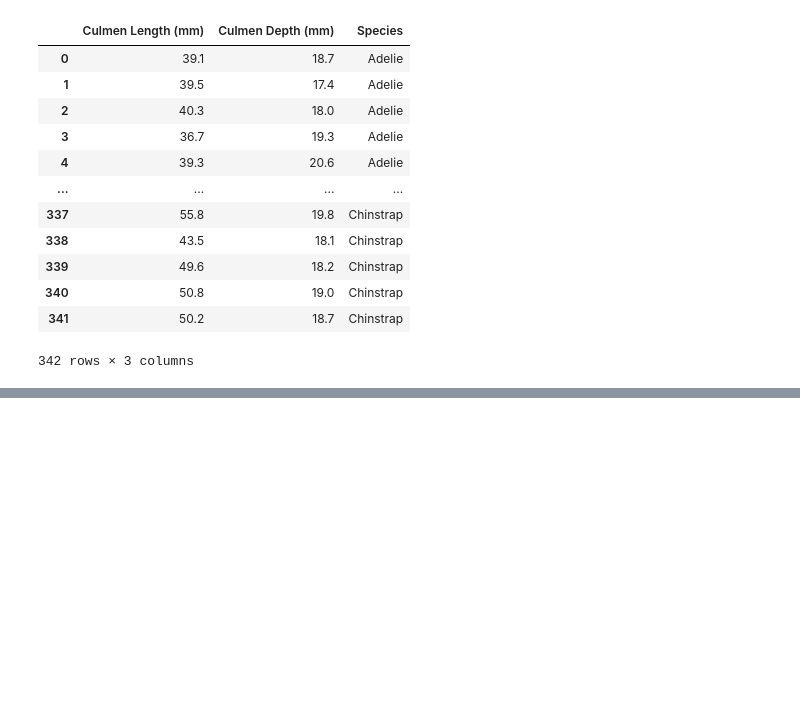
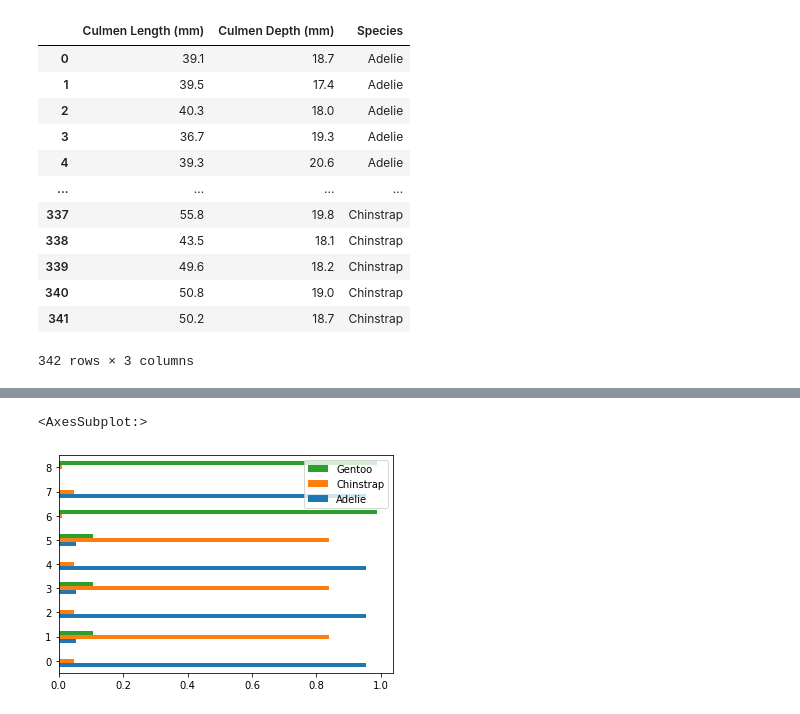
Before and after one commit to yangoos57/dataStudy, a Jupyter notebook: ML/[inria] scikit-learn course/M05_01 Build a classification decision tree .ipynb, the cells around one changed output, grey strips where cells are left out. Cells and saved outputs as stored; diff of their text form; code cells hidden in the pictures; blank space fills up the shorter version.

```diff
--- a/ML/[inria] scikit-learn course/M05_01 Build a classification decision tree .ipynb
+++ b/ML/[inria] scikit-learn course/M05_01 Build a classification decision tree .ipynb
@@ -24,0 +96,9 @@ data_train, data_test, target_train, target_test = train_test_split(penguins.dro
+# %%
+a = tree.predict_proba(data_test)
+asd = pd.DataFrame(a[0:9], columns=target_test.unique())
+# %%
+asd.plot.barh(legend='reverse')
+# plt.legend()
+# %% [output]
+<AxesSubplot:>
+[figure, added]
```
Also changed, not shown: parts of 11 cells of this notebook, 6 other files.
